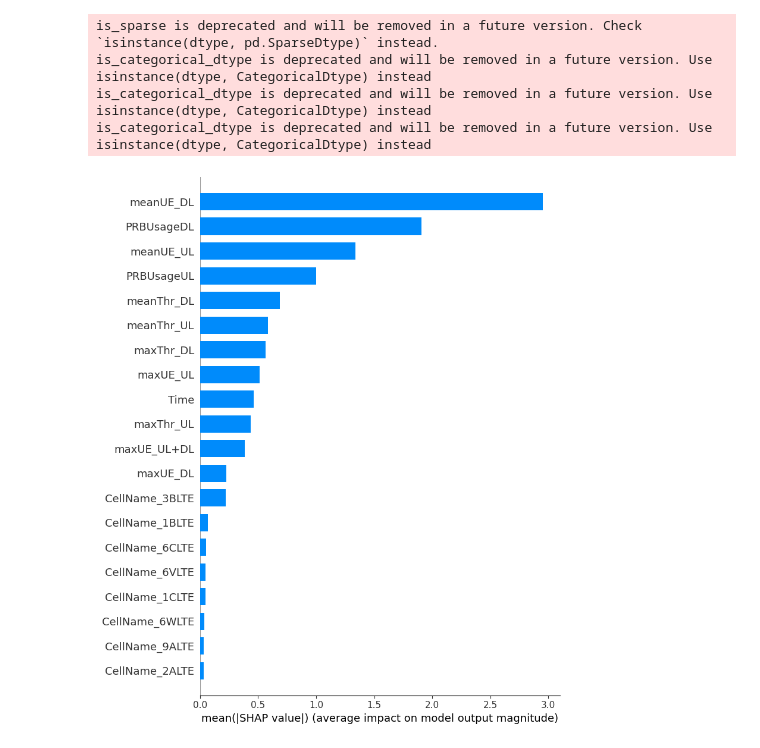
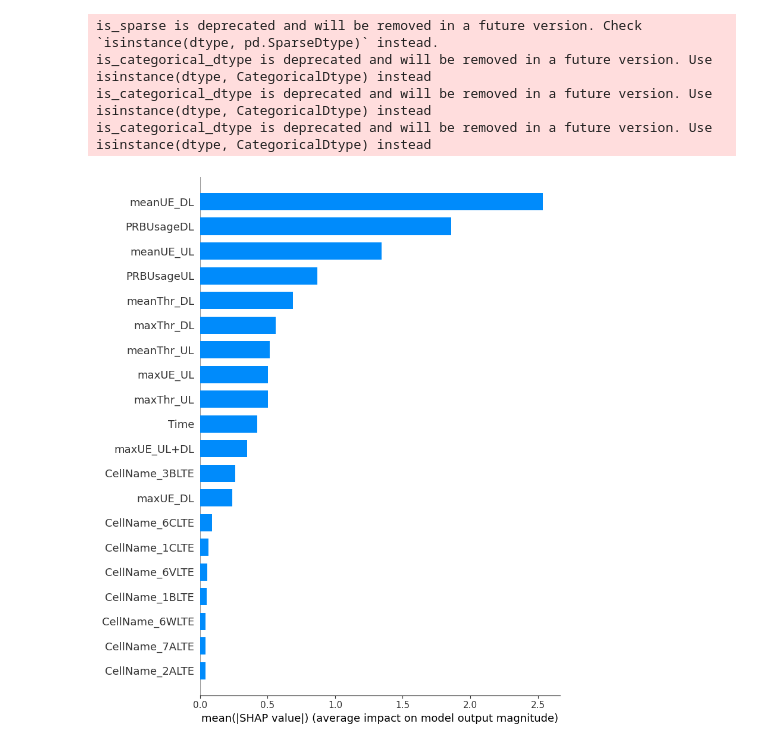
Before and after one commit to pocrca/anomaly_lte, a Jupyter notebook: model_explanation_xgboost.ipynb, the cells around one changed output. Saved outputs shown, nothing was run; the diff lists cells and outputs as text; code cells hidden in the pictures.

```diff
--- a/model_explanation_xgboost.ipynb
+++ b/model_explanation_xgboost.ipynb
@@ -18,3 +81,35 @@ X_df_100rows = X_df.sample(n=100, random_state=RANDOM_SEED)
+# %%
+# Importing test data
+X_df_raw = pd.read_csv("/workspace/anomaly_lte/data/X_test_100rows.csv")
+
+# Adding Index
+X_df_raw.insert(0, 'Unnamed: 0', np.arange(0, 101, 1))
+
+# Turning time into a datetime type
+X_df_raw['Time'] = pd.to_datetime(X_df_raw['Time'], format = '%H:%M')
+
+# Creating new columns for meanUE_UL_encoded and meanUE_DL_encoded
+X_df_raw['meanUE_UL_encoded'] = X_df_raw['meanUE_UL']
+X_df_raw['meanUE_DL_encoded'] = X_df_raw['meanUE_DL']
+
+# Feature engineering
+X_df = preprocessor.transform(X_df_raw)
+X_df = pd.DataFrame(X_df)
+
+# Creating new column names
+Columns = ['CellName_7VLTE', 'CellName_5ALTE', 'CellName_10ALTE', 'CellName_9BLTE', 'CellName_7BLTE', 'CellName_3BLTE',
+'CellName_5BLTE', 'CellName_9ALTE', 'CellName_10CLTE', 'CellName_7ULTE', 'CellName_6ULTE', 'CellName_1BLTE',
+'CellName_2ALTE', 'CellName_7ALTE', 'CellName_8ALTE', 'CellName_6ALTE', 'CellName_3CLTE', 'CellName_6CLTE',
+'CellName_10BLTE', 'CellName_6WLTE', 'CellName_8CLTE', 'CellName_3ALTE', 'CellName_4CLTE', 'CellName_4BLTE',
+'CellName_7WLTE', 'CellName_6VLTE', 'CellName_1ALTE', 'CellName_7CLTE', 'CellName_4ALTE', 'CellName_1CLTE',
+'CellName_8BLTE', 'CellName_5CLTE', 'CellName_6BLTE', 'Time', 'meanUE_UL_encoded', 'meanUE_DL_encoded', 'PRBUsageUL',
+'PRBUsageDL', 'meanThr_DL', 'meanThr_UL', 'maxThr_DL', 'maxThr_UL', 'meanUE_DL', 'meanUE_UL', 'maxUE_DL', 'maxUE_UL',
+'maxUE_UL+DL', 'Outdated Index']
+
+X_df.columns = Columns
+
+# Dropping index
+X_df.drop(X_df.columns[[-1]], axis = 1, inplace = True)
 # %%
 # Importing decision tree model
 with open('models/train_xgboost_ft2.pkl', 'rb') as model_file:
@@ -22,7 +117,7 @@ with open('models/train_xgboost_ft2.pkl', 'rb') as model_file:
 # %%
 # Setting up SHAP explainer
 explainer = shap.TreeExplainer(xgboost)
-shap_values = explainer.shap_values(X_df_100rows)
+shap_values = explainer.shap_values(X_df)
 # %% [output]
 is_sparse is deprecated and will be removed in a future version. Check `isinstance(dtype, pd.SparseDtype)` instead.
 is_categorical_dtype is deprecated and will be removed in a future version. Use isinstance(dtype, CategoricalDtype) instead
@@ -30,7 +125,7 @@ is_categorical_dtype is deprecated and will be removed in a future version. Use
 is_categorical_dtype is deprecated and will be removed in a future version. Use isinstance(dtype, CategoricalDtype) instead
 # %%
 # Plotting Summary plot
-shap.summary_plot(shap_values, X_df_100rows, plot_type='bar', class_names=['Normal', 'Anomalous'])
+shap.summary_plot(shap_values, X_df, plot_type='bar', class_names=['Normal', 'Anomalous'])
 plt.show()
 # %% [output]
-[figure, old version]
+[figure, new version]
```
Also changed, not shown: parts of 3 cells of this notebook, 1 other file.
